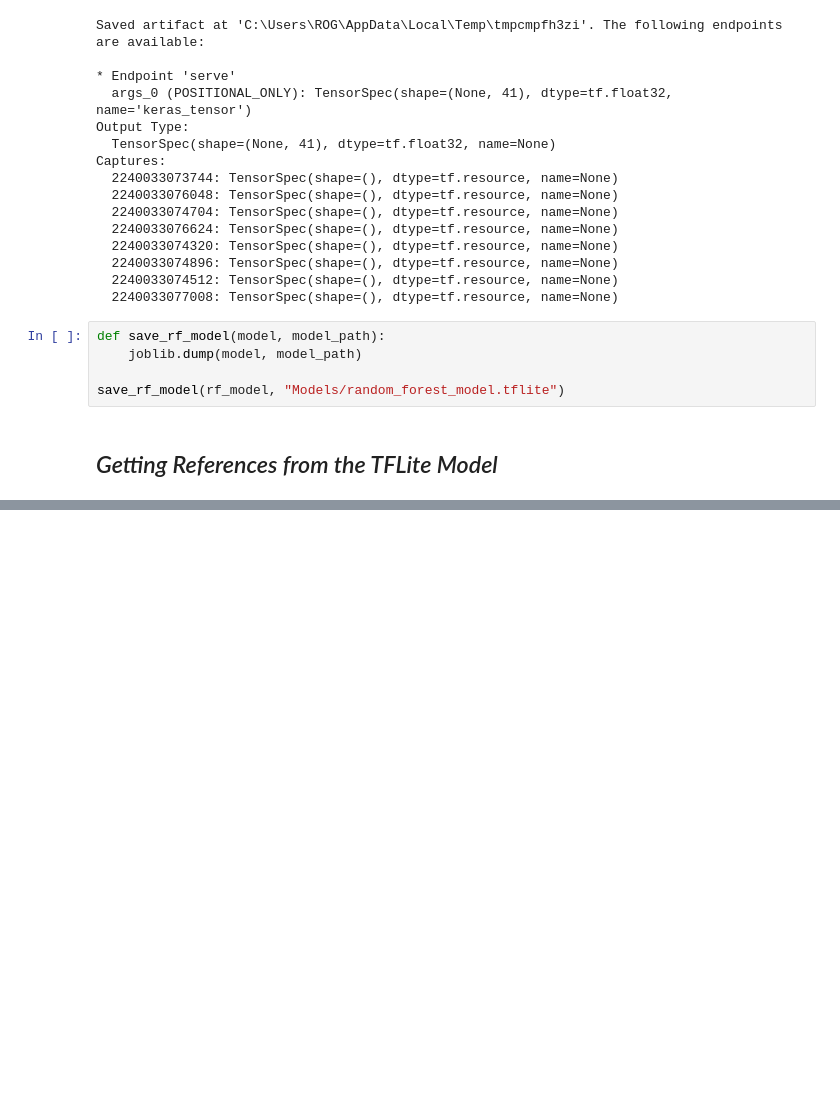
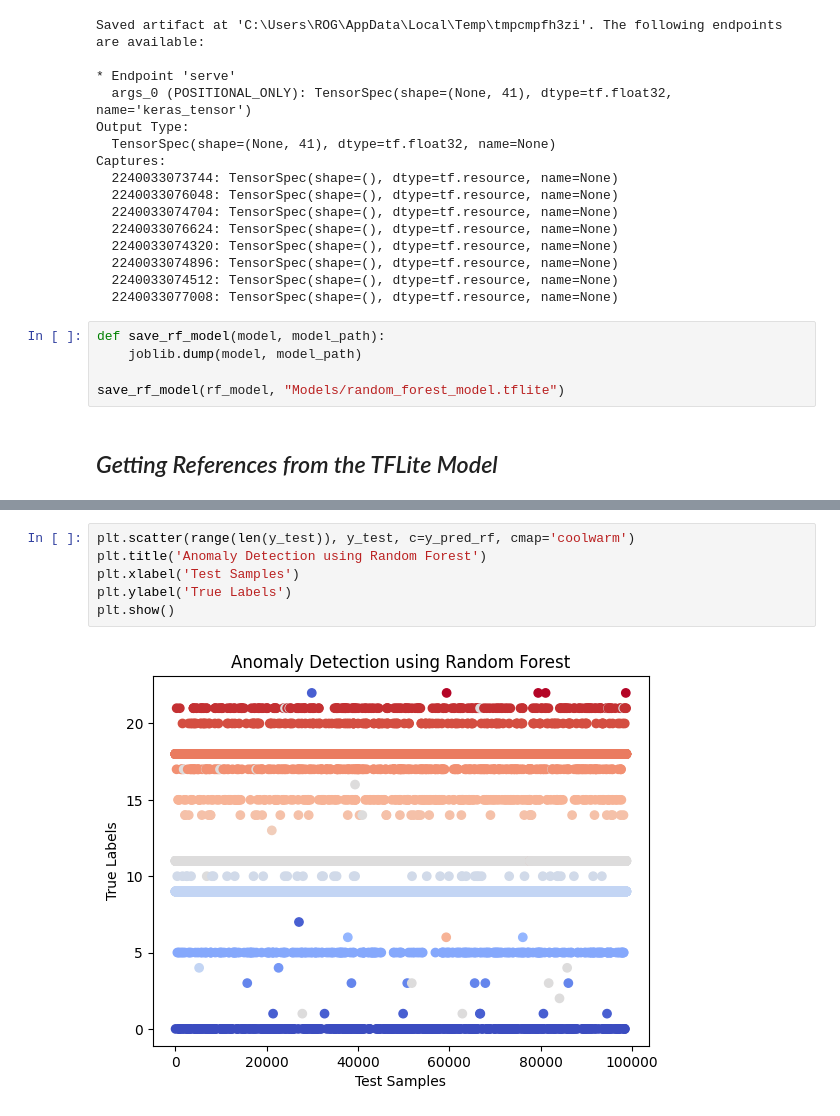
Before and after one commit to Sharif-University-ESRLab/fall2024-embeddedml-benchmark, a Jupyter notebook: Code/AnomalyDetection/CoreDetection.ipynb, the cells around one changed output, grey strips where cells are left out. Cells and saved outputs as stored; diff of their text form; blank space fills up the shorter version.

```diff
--- a/Code/AnomalyDetection/CoreDetection.ipynb
+++ b/Code/AnomalyDetection/CoreDetection.ipynb
@@ -135,0 +195,8 @@ save_rf_model(rf_model, "Models/random_forest_model.tflite")
+# %%
+plt.scatter(range(len(y_test)), y_test, c=y_pred_rf, cmap='coolwarm')
+plt.title('Anomaly Detection using Random Forest')
+plt.xlabel('Test Samples')
+plt.ylabel('True Labels')
+plt.show()
+# %% [output]
+[figure, added]
```
Also changed, not shown: parts of 7 cells of this notebook.
